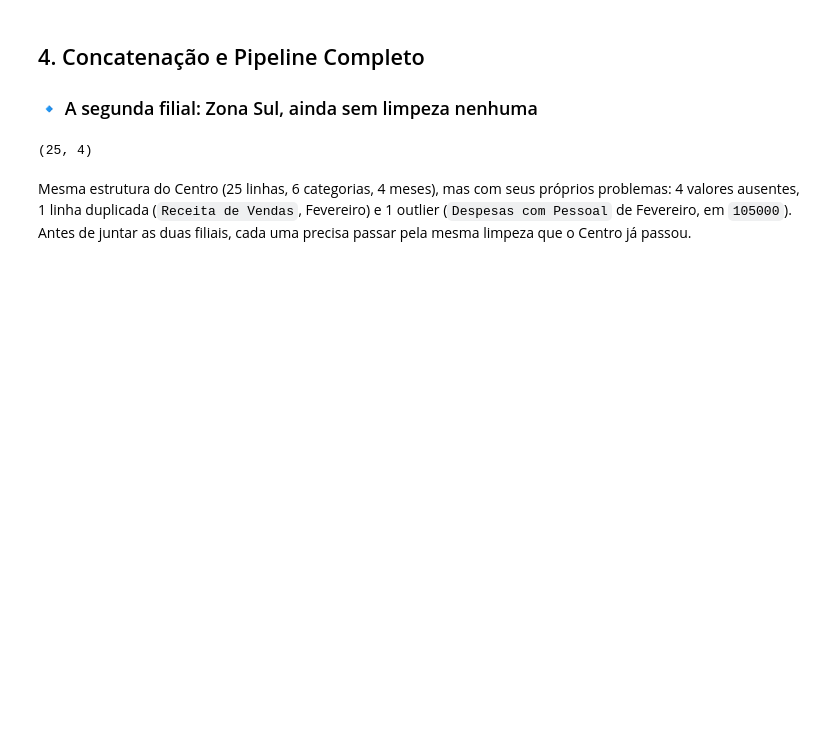
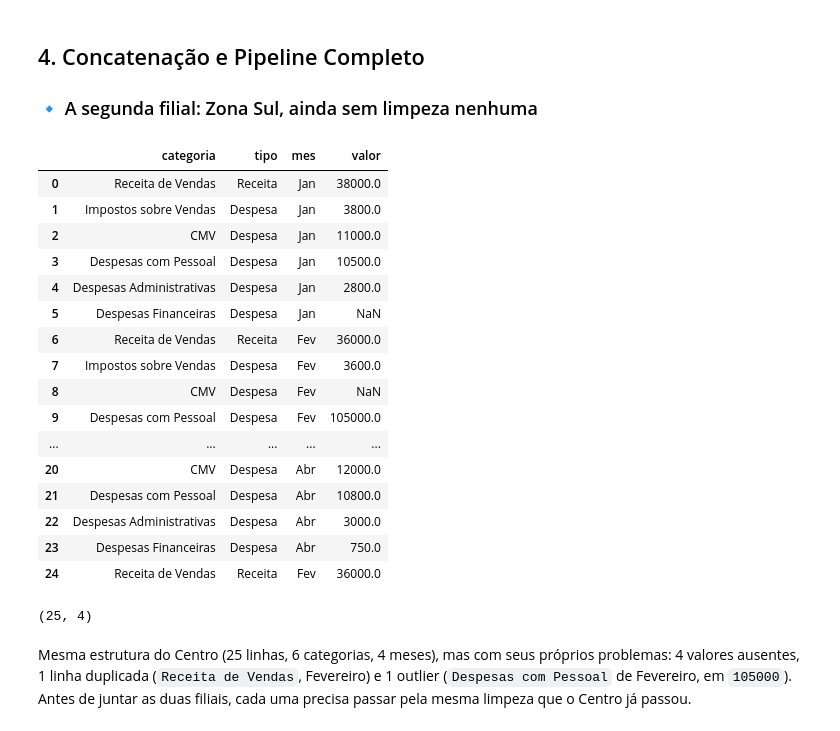
Before and after one commit to camilagstos/gitsenai, a Jupyter notebook: 06_Limpeza_e_Transformacao_de_Dados/Aluno/notebook_colab.ipynb, the cells around one changed output. Drawn from its saved outputs; the diff is of its cells as text; code cells hidden in the pictures; blank space fills up the shorter version.

```diff
--- a/06_Limpeza_e_Transformacao_de_Dados/Aluno/notebook_colab.ipynb
+++ b/06_Limpeza_e_Transformacao_de_Dados/Aluno/notebook_colab.ipynb
@@ -830,11 +892,28 @@ Você consegue explicar por que `np.where()` é preferível a um `for` com `if`
 # %%
 import pandas as pd
 from IPython.display import display
 
 zona_sul = pd.read_csv("dataset/dre_filial_zona_sul.csv")
-#display(zona_sul)
+display(zona_sul)
 print(zona_sul.shape)
 # %% [output]
+|  | categoria | tipo | mes | valor |
+| 0 | Receita de Vendas | Receita | Jan | 38000.0 |
+| 1 | Impostos sobre Vendas | Despesa | Jan | 3800.0 |
+| 2 | CMV | Despesa | Jan | 11000.0 |
+| 3 | Despesas com Pessoal | Despesa | Jan | 10500.0 |
+| 4 | Despesas Administrativas | Despesa | Jan | 2800.0 |
+| 5 | Despesas Financeiras | Despesa | Jan | NaN |
+| 6 | Receita de Vendas | Receita | Fev | 36000.0 |
+| 7 | Impostos sobre Vendas | Despesa | Fev | 3600.0 |
+| 8 | CMV | Despesa | Fev | NaN |
+| 9 | Despesas com Pessoal | Despesa | Fev | 105000.0 |
+| ... | ... | ... | ... | ... |
+| 20 | CMV | Despesa | Abr | 12000.0 |
+| 21 | Despesas com Pessoal | Despesa | Abr | 10800.0 |
+| 22 | Despesas Administrativas | Despesa | Abr | 3000.0 |
+| 23 | Despesas Financeiras | Despesa | Abr | 750.0 |
+| 24 | Receita de Vendas | Receita | Fev | 36000.0 |
 (25, 4)
 # %% [markdown]
 Mesma estrutura do Centro (25 linhas, 6 categorias, 4 meses), mas com seus próprios problemas: 4 valores ausentes, 1 linha duplicada (`Receita de Vendas`, Fevereiro) e 1 outlier (`Despesas com Pessoal` de Fevereiro, em `105000`). Antes de juntar as duas filiais, cada uma precisa passar pela mesma limpeza que o Centro já passou.
```
Also changed, not shown: parts of 14 cells of this notebook, 8 other files.
